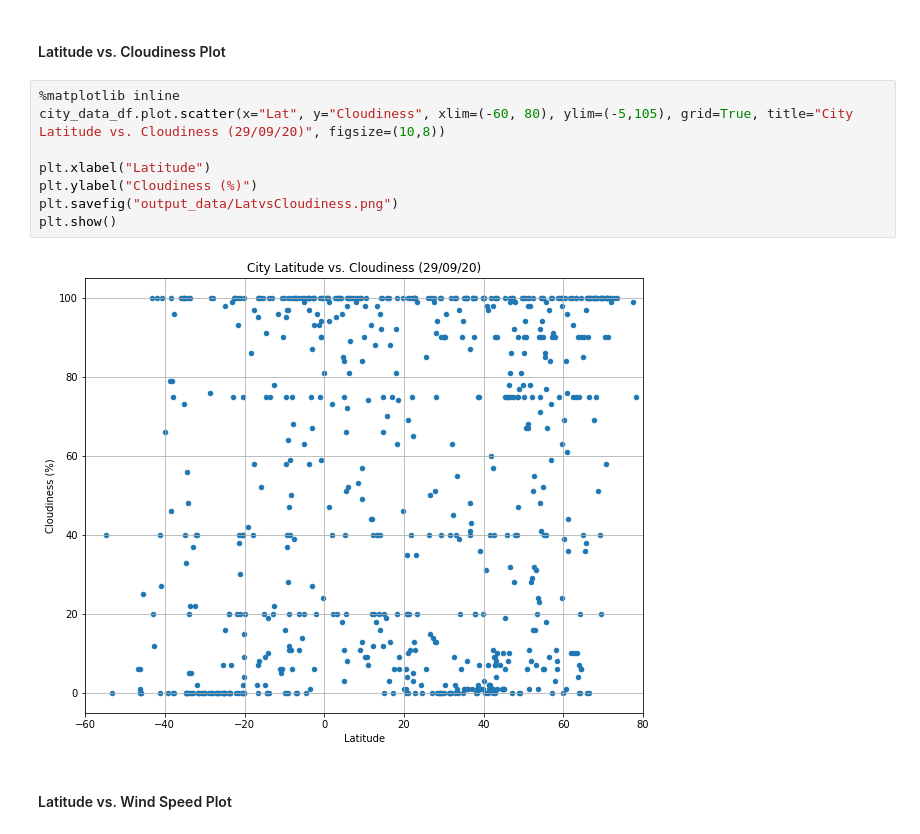
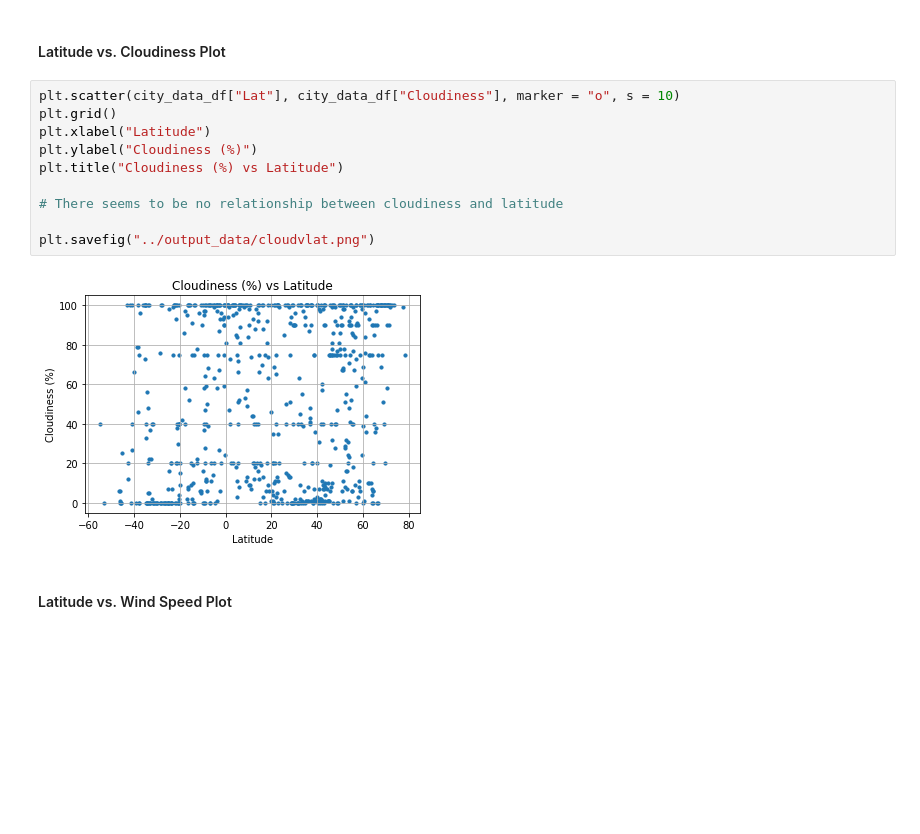
Before and after one commit to Jesskhunter/python-api-challenge, a Jupyter notebook: WeatherPy/WeatherPy.ipynb, the cells around one changed output. Cells and saved outputs as stored; diff of their text form; blank space fills up the shorter version.

```diff
--- a/WeatherPy/WeatherPy.ipynb
+++ b/WeatherPy/WeatherPy.ipynb
@@ -247,14 +245,16 @@ plt.savefig("../../output_data/humlat.png")
 # %% [markdown]
 #### Latitude vs. Cloudiness Plot
-# %%
-%matplotlib inline
-city_data_df.plot.scatter(x="Lat", y="Cloudiness", xlim=(-60, 80), ylim=(-5,105), grid=True, title="City Latitude vs. Cloudiness (29/09/20)", figsize=(10,8))
-
-plt.xlabel("Latitude")
-plt.ylabel("Cloudiness (%)")
-plt.savefig("output_data/LatvsCloudiness.png")
-plt.show()
-# %% [output]
-[figure, removed]
+# %%
+plt.scatter(city_data_df["Lat"], city_data_df["Cloudiness"], marker = "o", s = 10)
+plt.grid()
+plt.xlabel("Latitude")
+plt.ylabel("Cloudiness (%)")
+plt.title("Cloudiness (%) vs Latitude")
+
+# There seems to be no relationship between cloudiness and latitude
+
+plt.savefig("../output_data/cloudvlat.png")
+# %% [output]
+[figure, added]
 # %% [markdown]
 #### Latitude vs. Wind Speed Plot
```
Also changed, not shown: parts of 5 cells of this notebook, 3 other files.
